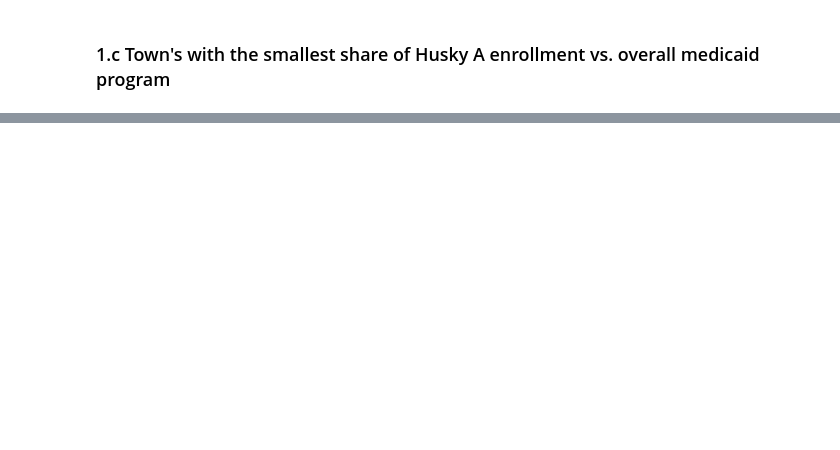
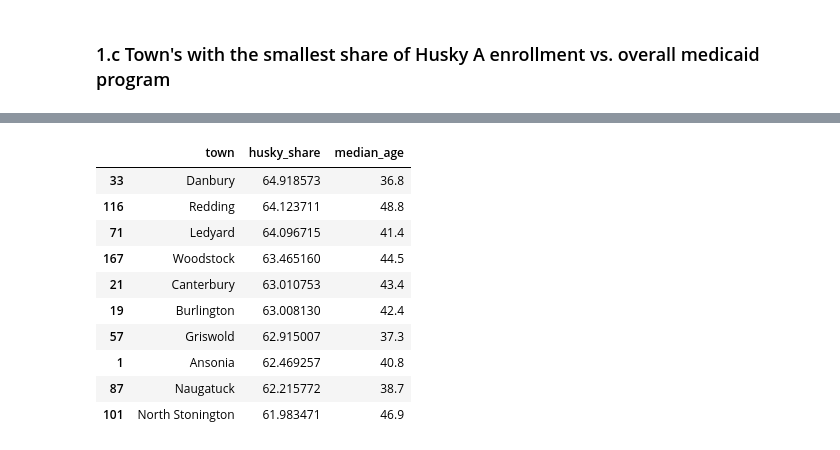
Before and after one commit to trendct/medicaid_enrollment_analysis, a Jupyter notebook: Husky enrollment by town.ipynb, the cells around one changed output, grey strips where cells are left out. Saved outputs shown, nothing was run; the diff lists cells and outputs as text; code cells hidden in the pictures; blank space fills up the shorter version.

```diff
--- a/Husky enrollment by town.ipynb
+++ b/Husky enrollment by town.ipynb
@@ -205,0 +290,14 @@ The lists with the highest medicaid enrollment and the highest husky A enrollmen
+# %%
+combined[combined["population"] > 5000].sort_values("husky_share", ascending=False).head(10)[["town","husky_share","median_age"]]
+# %% [output]
+|  | town | husky_share | median_age |
+| 33 | Danbury | 64.918573 | 36.8 |
+| 116 | Redding | 64.123711 | 48.8 |
+| 71 | Ledyard | 64.096715 | 41.4 |
+| 167 | Woodstock | 63.465160 | 44.5 |
+| 21 | Canterbury | 63.010753 | 43.4 |
+| 19 | Burlington | 63.008130 | 42.4 |
+| 57 | Griswold | 62.915007 | 37.3 |
+| 1 | Ansonia | 62.469257 | 40.8 |
+| 87 | Naugatuck | 62.215772 | 38.7 |
+| 101 | North Stonington | 61.983471 | 46.9 |
```
Also changed, not shown: parts of 16 cells of this notebook, 3 other files.
